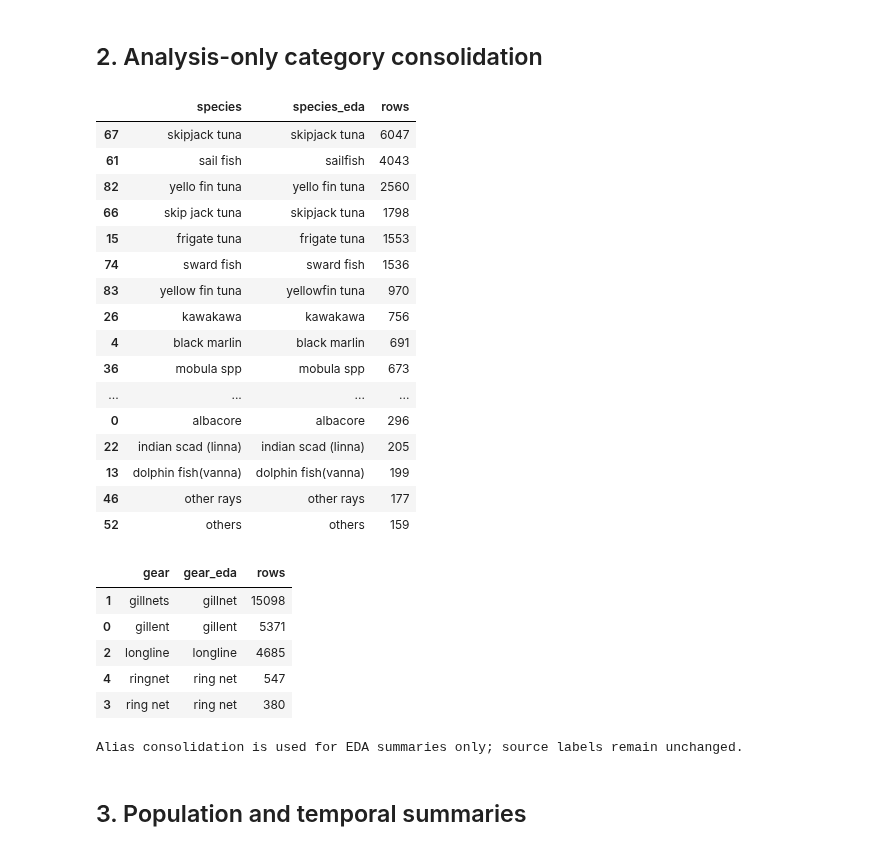
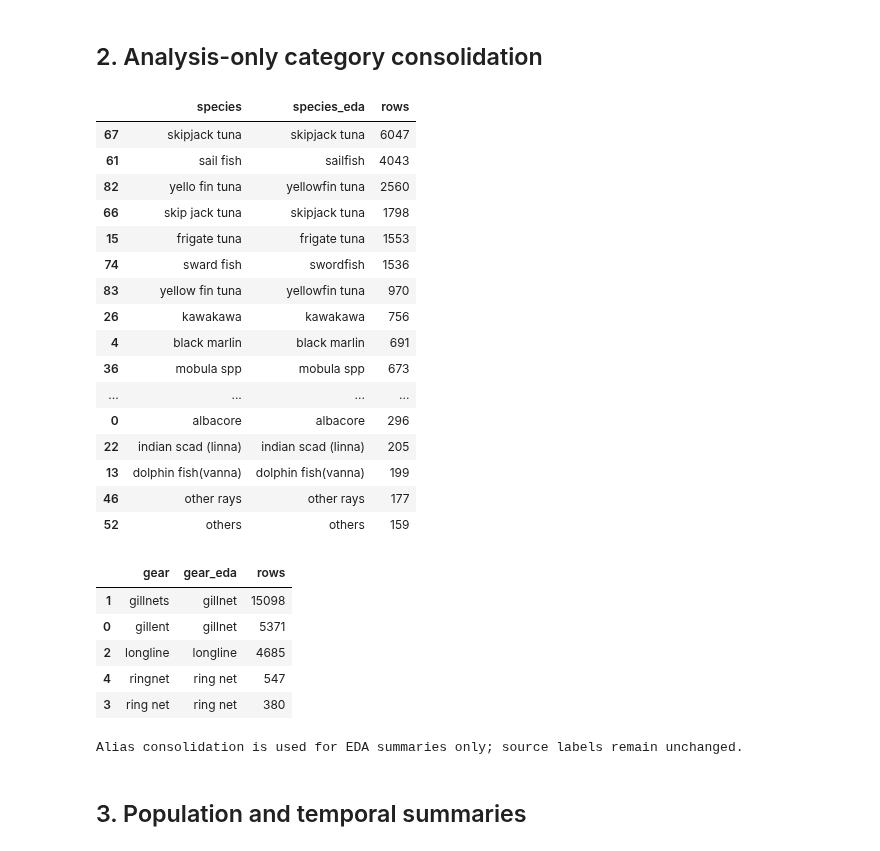
Before and after one commit to uvindu827/J26-DS-350, a Jupyter notebook: component - 3/Notebooks/04_eda.ipynb, the cells around one changed output. Cells and saved outputs as stored; diff of their text form; code cells hidden in the pictures.

```diff
--- a/component - 3/Notebooks/04_eda.ipynb
+++ b/component - 3/Notebooks/04_eda.ipynb
@@ -71,28 +71,28 @@ Coverage: 2017-10-16 to 2024-12-30
 # %%
 def category_key(value):
     value='' if pd.isna(value) else unicodedata.normalize('NFKD',str(value)).encode('ascii','ignore').decode().lower()
     return re.sub(r'[^a-z0-9]+','',value)
-SPECIES_ALIASES={'skipjacktuna':'skipjack tuna','skipjack':'skipjack tuna','yellowfintuna':'yellowfin tuna','yellowfin':'yellowfin tuna','sailfish':'sailfish','swordfish':'swordfish','bigeyetuna':'bigeye tuna','frigatetuna':'frigate tuna','blackmarlin':'black marlin','bluemarlin':'blue marlin','spanishmackerel':'spanish mackerel','mobulaspp':'mobula spp'}
-GEAR_ALIASES={'gillnet':'gillnet','gillnets':'gillnet','ringnet':'ring net','longline':'longline'}
+SPECIES_ALIASES={'skipjacktuna':'skipjack tuna','skipjack':'skipjack tuna','yellowfintuna':'yellowfin tuna','yellofintuna':'yellowfin tuna','yellowfin':'yellowfin tuna','sailfish':'sailfish','swordfish':'swordfish','swardfish':'swordfish','bigeyetuna':'bigeye tuna','frigatetuna':'frigate tuna','blackmarlin':'black marlin','bluemarlin':'blue marlin','spanishmackerel':'spanish mackerel','spanishmackrel':'spanish mackerel','mobulaspp':'mobula spp'}
+GEAR_ALIASES={'gillnet':'gillnet','gillnets':'gillnet','gillent':'gillnet','ringnet':'ring net','longline':'longline'}
 def canonical_label(value,aliases):
     if pd.isna(value) or not str(value).strip(): return 'unknown'
     key=category_key(value)
     return aliases.get(key,re.sub(r'\s+',' ',str(value).strip().lower()))
 df['species_eda']=df.species.map(lambda value:canonical_label(value,SPECIES_ALIASES))
 df['gear_eda']=df.gear.map(lambda value:canonical_label(value,GEAR_ALIASES))
 alias_summary=(df.groupby(['species','species_eda'],dropna=False).size().reset_index(name='rows').sort_values('rows',ascending=False))
 gear_alias_summary=(df.groupby(['gear','gear_eda'],dropna=False).size().reset_index(name='rows').sort_values('rows',ascending=False))
 alias_summary.to_csv(EVIDENCE_DIR/'species_alias_summary.csv',index=False); gear_alias_summary.to_csv(EVIDENCE_DIR/'gear_alias_summary.csv',index=False)
 display(alias_summary.head(20)); display(gear_alias_summary)
 print('Alias consolidation is used for EDA summaries only; source labels remain unchanged.')
 # %% [output]
 |  | species | species_eda | rows |
 | 67 | skipjack tuna | skipjack tuna | 6047 |
 | 61 | sail fish | sailfish | 4043 |
-| 82 | yello fin tuna | yello fin tuna | 2560 |
+| 82 | yello fin tuna | yellowfin tuna | 2560 |
 | 66 | skip jack tuna | skipjack tuna | 1798 |
 | 15 | frigate tuna | frigate tuna | 1553 |
-| 74 | sward fish | sward fish | 1536 |
+| 74 | sward fish | swordfish | 1536 |
 | 83 | yellow fin tuna | yellowfin tuna | 970 |
 | 26 | kawakawa | kawakawa | 756 |
 | 4 | black marlin | black marlin | 691 |
@@ -105,7 +105,7 @@ print('Alias consolidation is used for EDA summaries only; source labels remain
 | 52 | others | others | 159 |
 |  | gear | gear_eda | rows |
 | 1 | gillnets | gillnet | 15098 |
-| 0 | gillent | gillent | 5371 |
+| 0 | gillent | gillnet | 5371 |
 | 2 | longline | longline | 4685 |
 | 4 | ringnet | ring net | 547 |
 | 3 | ring net | ring net | 380 |
```
Also changed, not shown: parts of 3 cells of this notebook, 7 other files.
